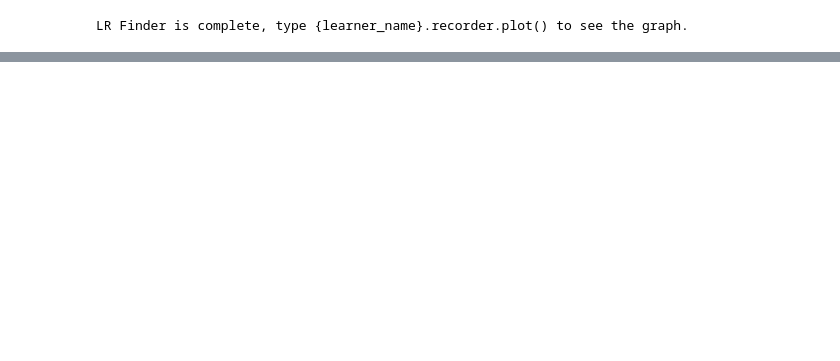
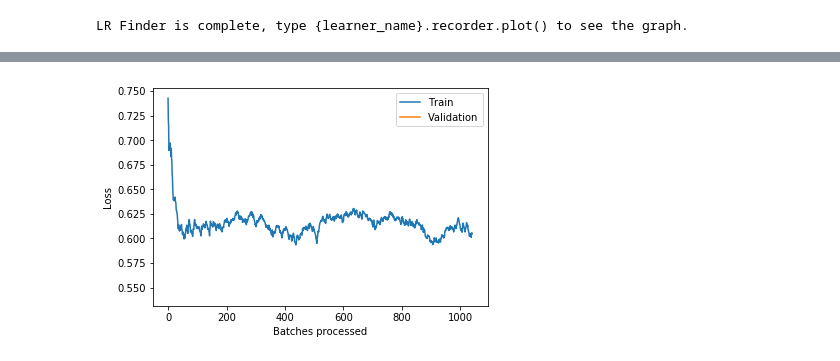
Before and after one commit to cedrickchee/fastai-course-v3, a Jupyter notebook: nbs/dl1/lesson3-imdb_20181226.ipynb, the cells around one changed output, grey strips where cells are left out. Drawn from its saved outputs; the diff is of its cells as text; code cells hidden in the pictures; blank space fills up the shorter version.

```diff
--- a/nbs/dl1/lesson3-imdb_20181226.ipynb
+++ b/nbs/dl1/lesson3-imdb_20181226.ipynb
@@ -326,4 +338,8 @@ epoch  train_loss  valid_loss  accuracy
 learn.save('first')
 # %%
 learn.load('first');
+# %%
+learn.recorder.plot_losses()
+# %% [output]
+[figure, added]
 # %%
```
Also changed, not shown: parts of 34 cells of this notebook.
